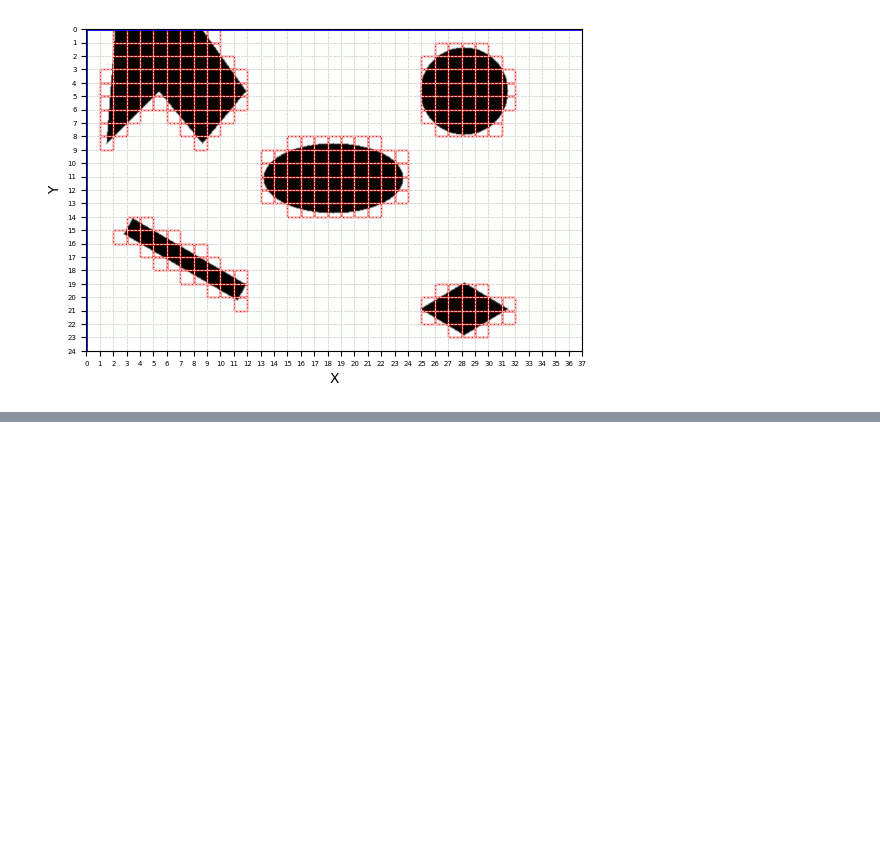
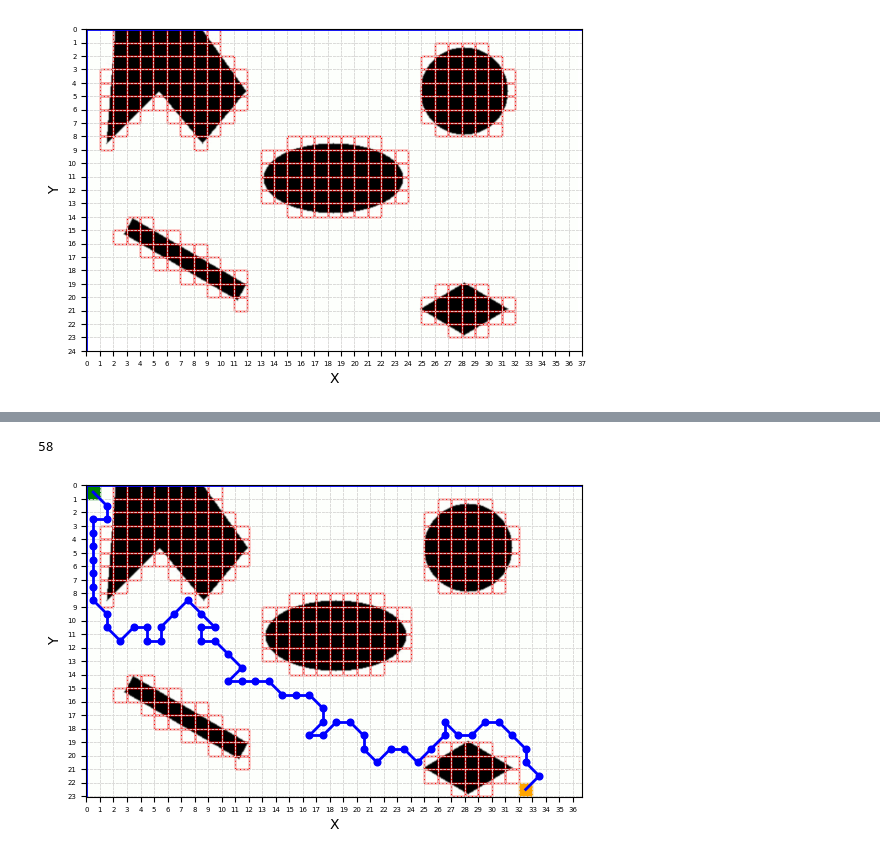
Before and after one commit to haily835/AI-Mobile-Robot-Path-Planning, a Jupyter notebook: 40_grid_size.ipynb, the cells around one changed output, grey strips where cells are left out. Drawn from its saved outputs; the diff is of its cells as text; code cells hidden in the pictures; blank space fills up the shorter version.

```diff
--- a/40_grid_size.ipynb
+++ b/40_grid_size.ipynb
@@ -122,0 +136,12 @@ map.draw_path_found(simplified_path, initial, goal, explorer.get_reached())
+# %%
+from genetic.mutation import mutation
+from genetic.genetic import convert_path_to_xy
+## After selection and crossover
+G = map.get_grid_matrix()
+individual = [0, 38, 75, 74, 111, 148, 185, 222, 259, 296, 334, 371, 409, 373, 374, 411, 412, 375, 339, 303, 341, 379, 378, 415, 416, 454, 492, 528, 529, 530, 531, 569, 570, 571, 609, 646, 682, 683, 647, 648, 686, 723, 761, 725, 726, 764, 728, 692, 655, 693, 694, 658, 659, 697, 735, 772, 810, 846]
+
+print(len(individual))
+map.draw_path_found(convert_path_to_xy(individual, G.shape[1]), initial, goal, [])
+# %% [output]
+58
+[figure, added]
```
Also changed, not shown: parts of 12 cells of this notebook, 22 other files.
